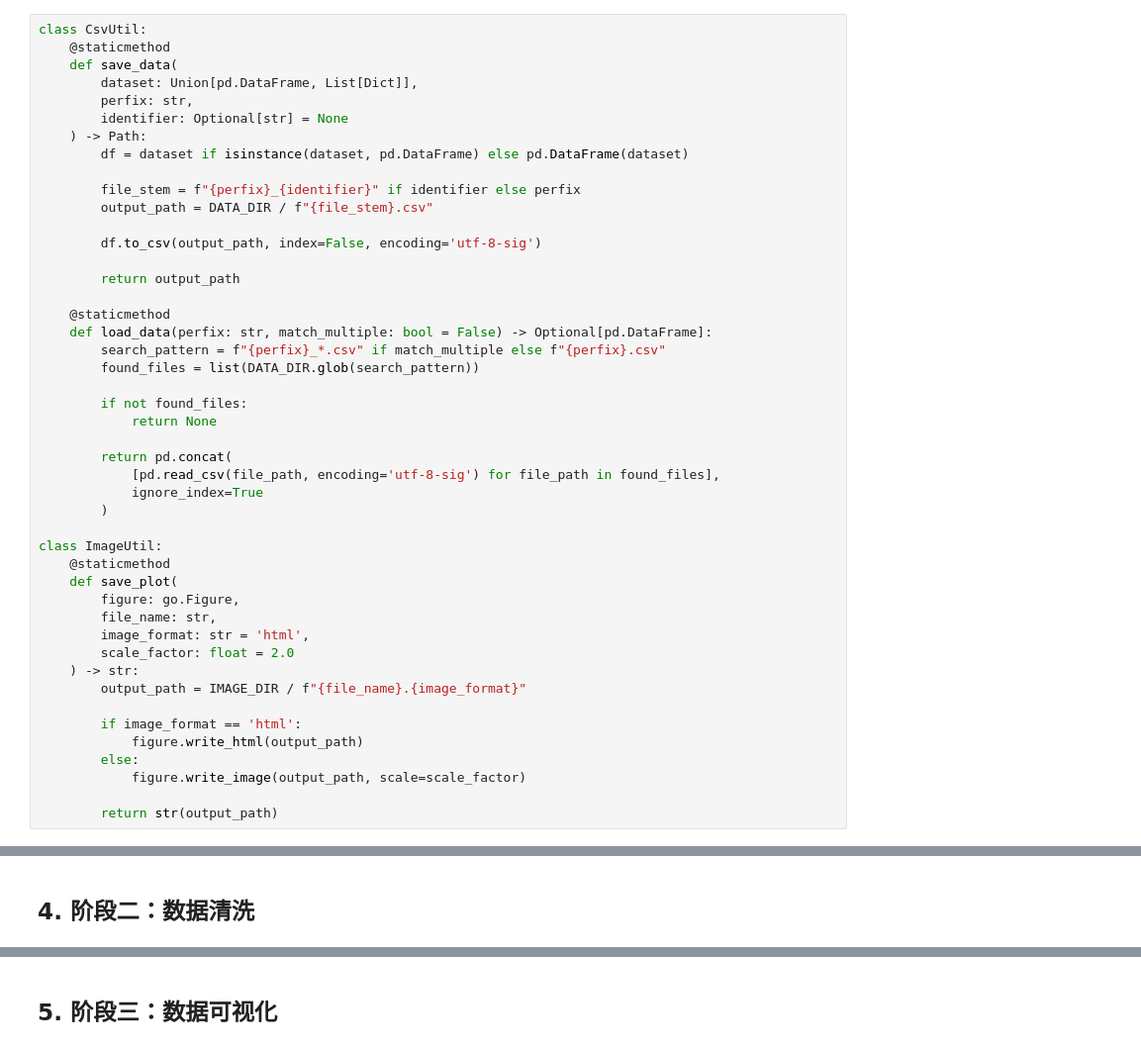
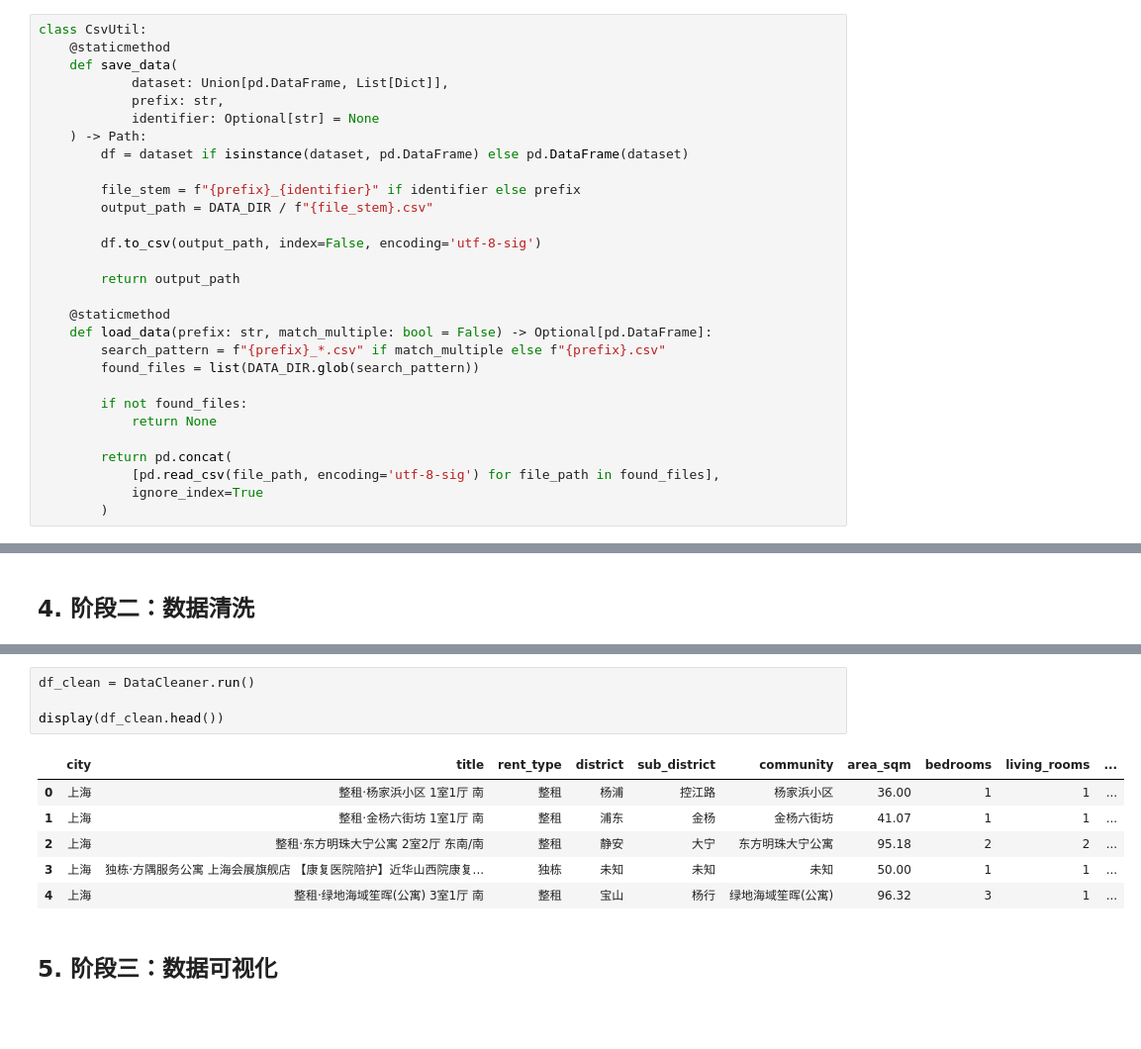
Before and after one commit to kaixianzheng1216-creator/lianjia-spider, a Jupyter notebook: lianjia_spider_complete.ipynb, the cells around one changed output, grey strips where cells are left out. Shown at 99% size. Saved outputs shown, nothing was run; the diff lists cells and outputs as text; blank space fills up the shorter version.

```diff
--- a/lianjia_spider_complete.ipynb
+++ b/lianjia_spider_complete.ipynb
@@ -79,13 +77,13 @@ ANALYSIS_CITY = '上海'
 class CsvUtil:
     @staticmethod
     def save_data(
-        dataset: Union[pd.DataFrame, List[Dict]],
-        perfix: str,
-        identifier: Optional[str] = None
+            dataset: Union[pd.DataFrame, List[Dict]],
+            prefix: str,
+            identifier: Optional[str] = None
     ) -> Path:
         df = dataset if isinstance(dataset, pd.DataFrame) else pd.DataFrame(dataset)
 
-        file_stem = f"{perfix}_{identifier}" if identifier else perfix
+        file_stem = f"{prefix}_{identifier}" if identifier else prefix
         output_path = DATA_DIR / f"{file_stem}.csv"
 
         df.to_csv(output_path, index=False, encoding='utf-8-sig')
@@ -93,8 +91,8 @@ class CsvUtil:
         return output_path
 
     @staticmethod
-    def load_data(perfix: str, match_multiple: bool = False) -> Optional[pd.DataFrame]:
-        search_pattern = f"{perfix}_*.csv" if match_multiple else f"{perfix}.csv"
+    def load_data(prefix: str, match_multiple: bool = False) -> Optional[pd.DataFrame]:
+        search_pattern = f"{prefix}_*.csv" if match_multiple else f"{prefix}.csv"
         found_files = list(DATA_DIR.glob(search_pattern))
 
         if not found_files:
@@ -104,23 +102,6 @@ class CsvUtil:
             [pd.read_csv(file_path, encoding='utf-8-sig') for file_path in found_files],
             ignore_index=True
         )
-
-class ImageUtil:
-    @staticmethod
-    def save_plot(
-        figure: go.Figure,
-        file_name: str,
-        image_format: str = 'html',
-        scale_factor: float = 2.0
-    ) -> str:
-        output_path = IMAGE_DIR / f"{file_name}.{image_format}"
-
-        if image_format == 'html':
-            figure.write_html(output_path)
-        else:
-            figure.write_image(output_path, scale=scale_factor)
-
-        return str(output_path)
 # %% [markdown]
 ## 3. 阶段一：数据爬取
 # %%
@@ -452,3 +340,14 @@ else:
+# %%
+df_clean = DataCleaner.run()
+
+display(df_clean.head())
+# %% [output]
+|  | city | title | rent_type | district | sub_district | community | area_sqm | bedrooms | living_rooms | ... |
+| 0 | 上海 | 整租·杨家浜小区 1室1厅 南 | 整租 | 杨浦 | 控江路 | 杨家浜小区 | 36.00 | 1 | 1 | ... |
+| 1 | 上海 | 整租·金杨六街坊 1室1厅 南 | 整租 | 浦东 | 金杨 | 金杨六街坊 | 41.07 | 1 | 1 | ... |
+| 2 | 上海 | 整租·东方明珠大宁公寓 2室2厅 东南/南 | 整租 | 静安 | 大宁 | 东方明珠大宁公寓 | 95.18 | 2 | 2 | ... |
+| 3 | 上海 | 独栋·方隅服务公寓 上海会展旗舰店 【康复医院陪护】近华山西院康复... | 独栋 | 未知 | 未知 | 未知 | 50.00 | 1 | 1 | ... |
+| 4 | 上海 | 整租·绿地海域笙晖(公寓) 3室1厅 南 | 整租 | 宝山 | 杨行 | 绿地海域笙晖(公寓) | 96.32 | 3 | 1 | ... |
 # %% [markdown]
 ## 5. 阶段三：数据可视化
 # %%
```
Also changed, not shown: parts of 17 cells of this notebook, 8 other files.
